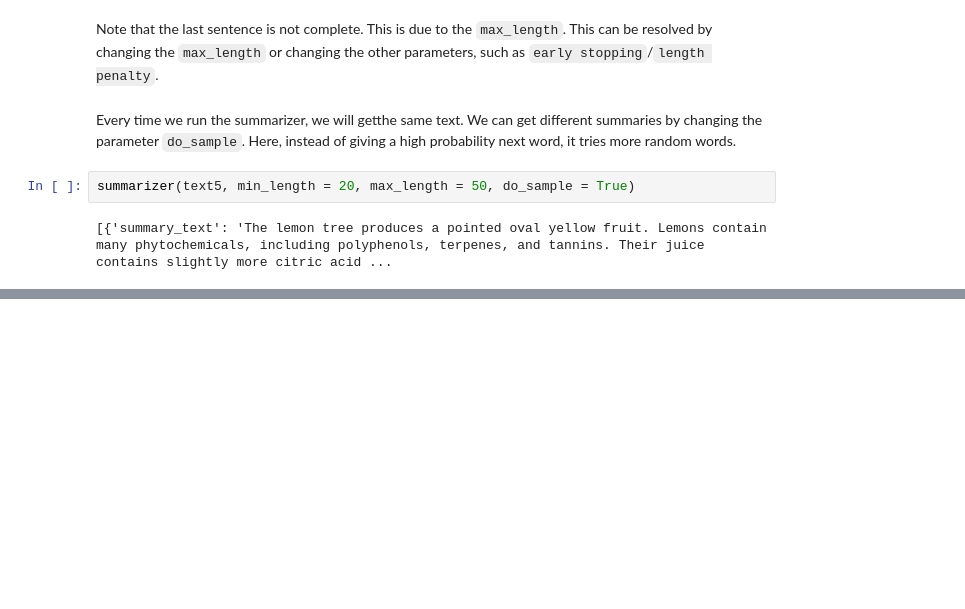
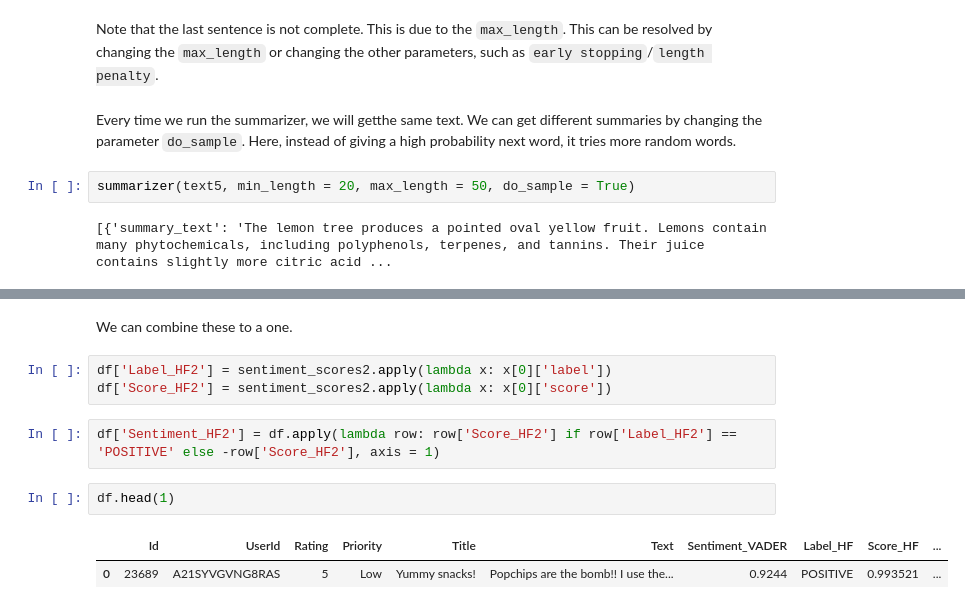
Before and after one commit to sulabola/NLP_in_Python, a Jupyter notebook: Chapter 6 - Transformers with Hugging Face.ipynb, the cells around one changed output, grey strips where cells are left out. Cells and saved outputs as stored; diff of their text form; blank space fills up the shorter version.

```diff
--- a/Chapter 6 - Transformers with Hugging Face.ipynb
+++ b/Chapter 6 - Transformers with Hugging Face.ipynb
@@ -1250,0 +1331,12 @@ summarizer(text5, min_length = 20, max_length = 50, do_sample = True)
+# %% [markdown]
+We can combine these to a one.
+# %%
+df['Label_HF2'] = sentiment_scores2.apply(lambda x: x[0]['label'])
+df['Score_HF2'] = sentiment_scores2.apply(lambda x: x[0]['score'])
+# %%
+df['Sentiment_HF2'] = df.apply(lambda row: row['Score_HF2'] if row['Label_HF2'] == 'POSITIVE' else -row['Score_HF2'], axis = 1)
+# %%
+df.head(1)
+# %% [output]
+|  | Id | UserId | Rating | Priority | Title | Text | Sentiment_VADER | Label_HF | Score_HF | ... |
+| 0 | 23689 | A21SYVGVNG8RAS | 5 | Low | Yummy snacks! | Popchips are the bomb!! I use the... | 0.9244 | POSITIVE | 0.993521 | ... |
```
Also changed, not shown: parts of 14 cells of this notebook.
